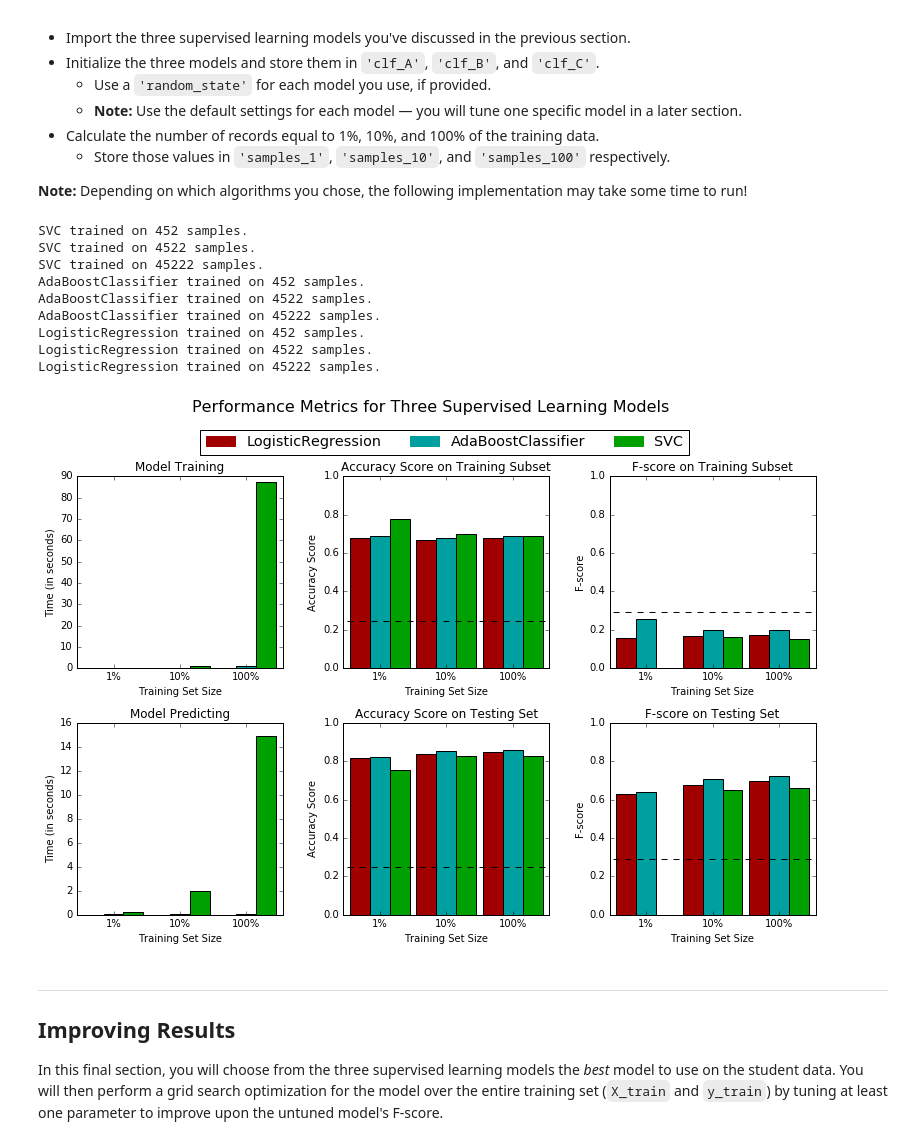
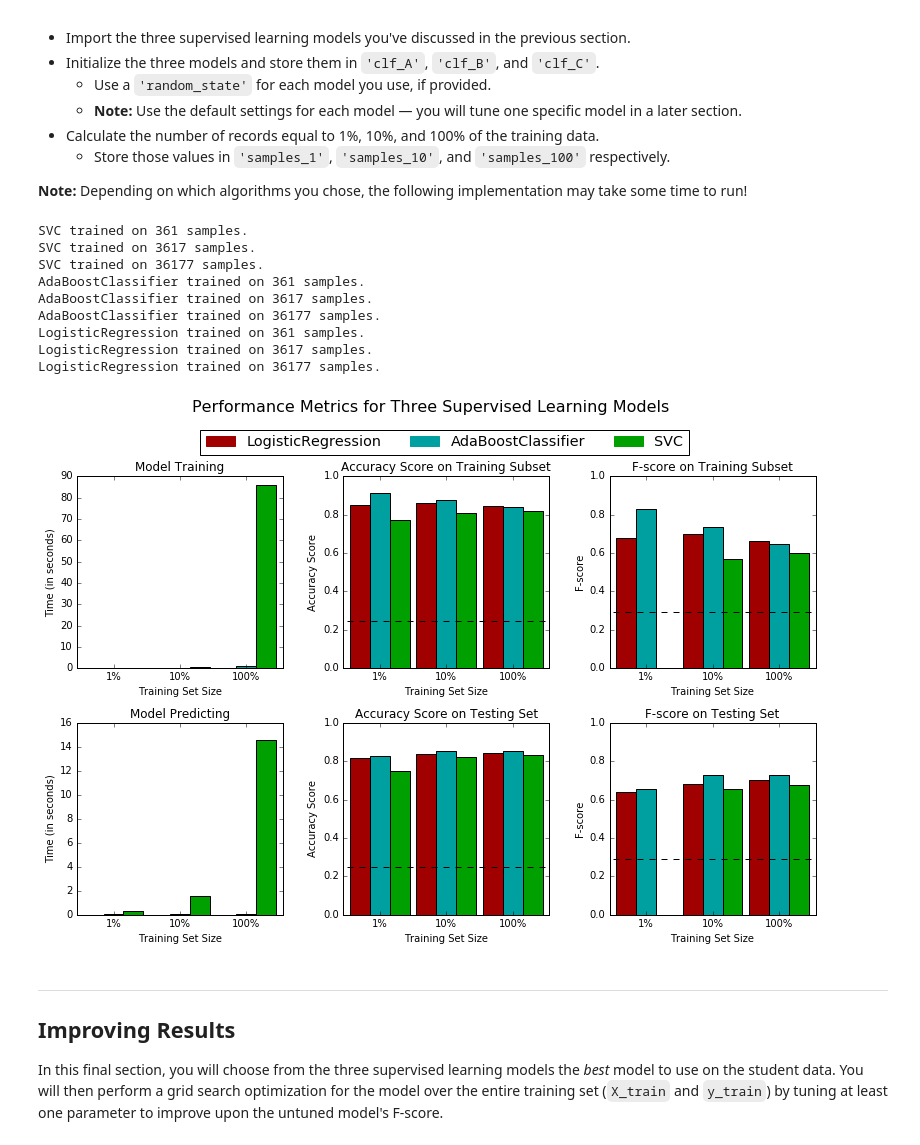
Before and after one commit to ajmaradiaga/MLND-FindingDonors, a Jupyter notebook: finding_donors.ipynb, the cells around one changed output. Cells and saved outputs as stored; diff of their text form; code cells hidden in the pictures.

```diff
--- a/finding_donors.ipynb
+++ b/finding_donors.ipynb
@@ -317,13 +317,13 @@ def train_predict(learner, sample_size, X_train, y_train, X_test, y_test):
     results['pred_time'] = end - start
 
     # Compute accuracy on the first 300 training samples
-    results['acc_train'] = accuracy_score(y_test[:pred_train_sample], predictions_train)
+    results['acc_train'] = accuracy_score(y_train[:pred_train_sample], predictions_train)
 
     # Compute accuracy on test set
     results['acc_test'] = accuracy_score(y_test, predictions_test)
 
     # Compute F-score on the the first 300 training samples
-    results['f_train'] = fbeta_score(y_test[:pred_train_sample], predictions_train, beta=beta)
+    results['f_train'] = fbeta_score(y_train[:pred_train_sample], predictions_train, beta=beta)
 
     # Compute F-score on the test set
     results['f_test'] = fbeta_score(y_test, predictions_test, beta=beta)
@@ -347,41 +347,44 @@ In the code cell, you will need to implement the following:
 # %%
 # Import the three supervised learning models from sklearn
 from sklearn import svm
 from sklearn.ensemble import AdaBoostClassifier
 from sklearn.linear_model import LogisticRegression
 
 # Initialize the three models
 clf_A = svm.SVC(random_state=1)
 clf_B = AdaBoostClassifier(random_state=1)
 clf_C = LogisticRegression(random_state=1)
 
+# We get the number of records in the training dataset
+X_train_records = X_train.shape[0]
+
 # Calculate the number of samples for 1%, 10%, and 100% of the training data
-samples_1 = int(n_records * .01)
-samples_10 = int(n_records * .1)
-samples_100 = n_records
+samples_1 = int(X_train_records * .01)
+samples_10 = int(X_train_records * .1)
+samples_100 = X_train_records
 
 # Collect results on the learners
 results = {}
 for clf in [clf_A, clf_B, clf_C]:
     clf_name = clf.__class__.__name__
     results[clf_name] = {}
     for i, samples in enumerate([samples_1, samples_10, samples_100]):
         results[clf_name][i] = \
         train_predict(clf, samples, X_train, y_train, X_test, y_test)
 
 # Run metrics visualization for the three supervised learning models chosen
 vs.evaluate(results, accuracy, fscore)
 # %% [output]
-SVC trained on 452 samples.
-SVC trained on 4522 samples.
-SVC trained on 45222 samples.
-AdaBoostClassifier trained on 452 samples.
-AdaBoostClassifier trained on 4522 samples.
-AdaBoostClassifier trained on 45222 samples.
-LogisticRegression trained on 452 samples.
-LogisticRegression trained on 4522 samples.
-LogisticRegression trained on 45222 samples.
+SVC trained on 361 samples.
+SVC trained on 3617 samples.
+SVC trained on 36177 samples.
+AdaBoostClassifier trained on 361 samples.
+AdaBoostClassifier trained on 3617 samples.
+AdaBoostClassifier trained on 36177 samples.
+LogisticRegression trained on 361 samples.
+LogisticRegression trained on 3617 samples.
+LogisticRegression trained on 36177 samples.
-[figure, old version]
+[figure, new version]
 # %% [markdown]
 ----
 ## Improving Results
```
Also changed, not shown: parts of 16 cells of this notebook.
